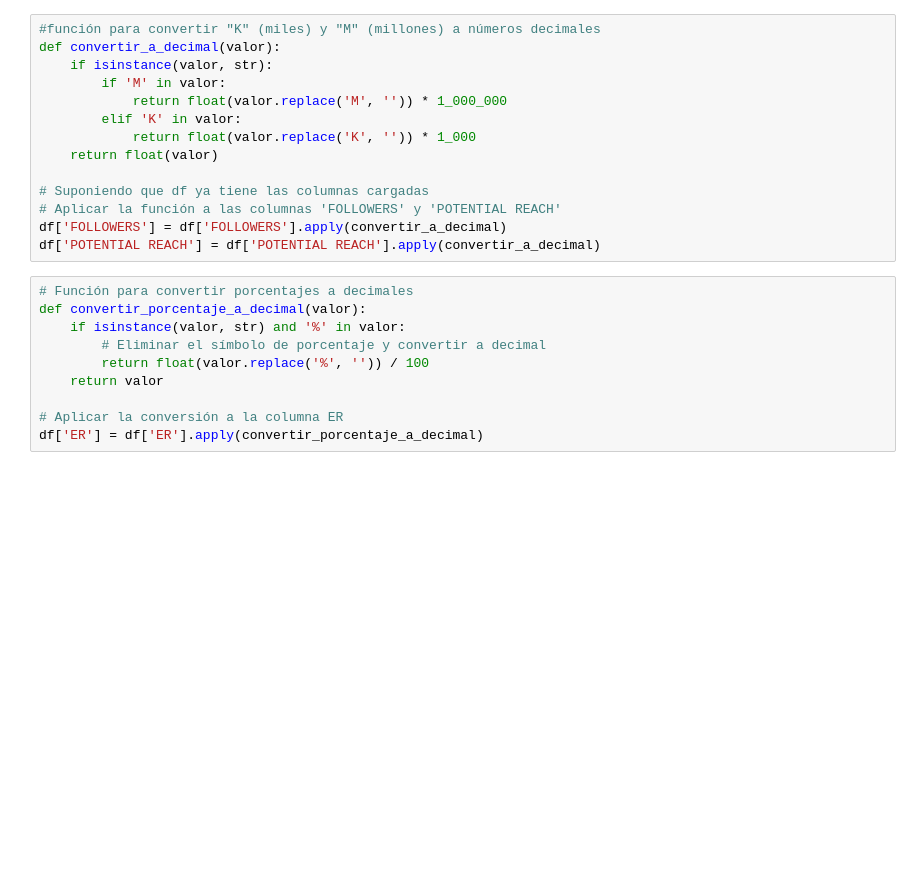
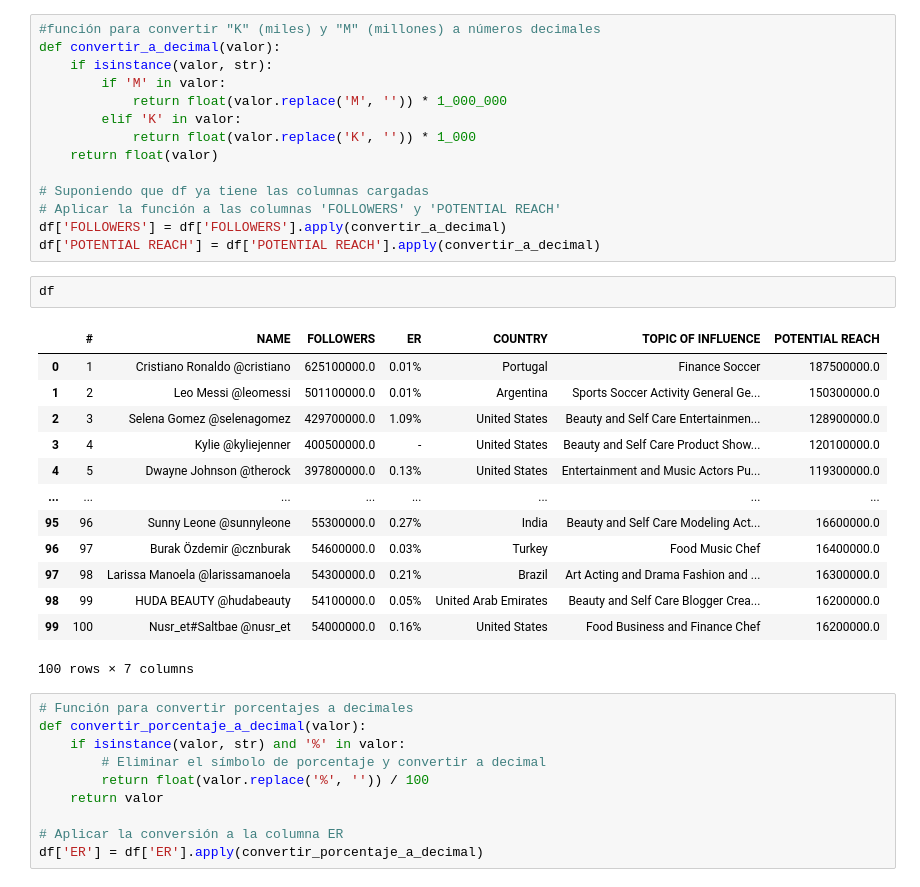
Before and after one commit to No-Country-simulation/Proyecto_c20-73-n-data-b, a Jupyter notebook: ETL/etl_all_instagram.ipynb, the cells around one changed output. Saved outputs shown, nothing was run; the diff lists cells and outputs as text; blank space fills up the shorter version.

```diff
--- a/ETL/etl_all_instagram.ipynb
+++ b/ETL/etl_all_instagram.ipynb
@@ -39,6 +39,22 @@ def convertir_a_decimal(valor):
 # Aplicar la función a las columnas 'FOLLOWERS' y 'POTENTIAL REACH'
 df['FOLLOWERS'] = df['FOLLOWERS'].apply(convertir_a_decimal)
 df['POTENTIAL REACH'] = df['POTENTIAL REACH'].apply(convertir_a_decimal)
+# %%
+df
+# %% [output]
+|  | # | NAME | FOLLOWERS | ER | COUNTRY | TOPIC OF INFLUENCE | POTENTIAL REACH |
+| 0 | 1 | Cristiano Ronaldo @cristiano | 625100000.0 | 0.01% | Portugal | Finance Soccer | 187500000.0 |
+| 1 | 2 | Leo Messi @leomessi | 501100000.0 | 0.01% | Argentina | Sports Soccer Activity General Ge... | 150300000.0 |
+| 2 | 3 | Selena Gomez @selenagomez | 429700000.0 | 1.09% | United States | Beauty and Self Care Entertainmen... | 128900000.0 |
+| 3 | 4 | Kylie @kyliejenner | 400500000.0 | - | United States | Beauty and Self Care Product Show... | 120100000.0 |
+| 4 | 5 | Dwayne Johnson @therock | 397800000.0 | 0.13% | United States | Entertainment and Music Actors Pu... | 119300000.0 |
+| ... | ... | ... | ... | ... | ... | ... | ... |
+| 95 | 96 | Sunny Leone @sunnyleone | 55300000.0 | 0.27% | India | Beauty and Self Care Modeling Act... | 16600000.0 |
+| 96 | 97 | Burak Özdemir @cznburak | 54600000.0 | 0.03% | Turkey | Food Music Chef | 16400000.0 |
+| 97 | 98 | Larissa Manoela @larissamanoela | 54300000.0 | 0.21% | Brazil | Art Acting and Drama Fashion and ... | 16300000.0 |
+| 98 | 99 | HUDA BEAUTY @hudabeauty | 54100000.0 | 0.05% | United Arab Emirates | Beauty and Self Care Blogger Crea... | 16200000.0 |
+| 99 | 100 | Nusr_et#Saltbae @nusr_et | 54000000.0 | 0.16% | United States | Food Business and Finance Chef | 16200000.0 |
+100 rows × 7 columns
 # %%
 # Función para convertir porcentajes a decimales
 def convertir_porcentaje_a_decimal(valor):
```
Also changed, not shown: parts of 5 cells of this notebook, 4 other files.
